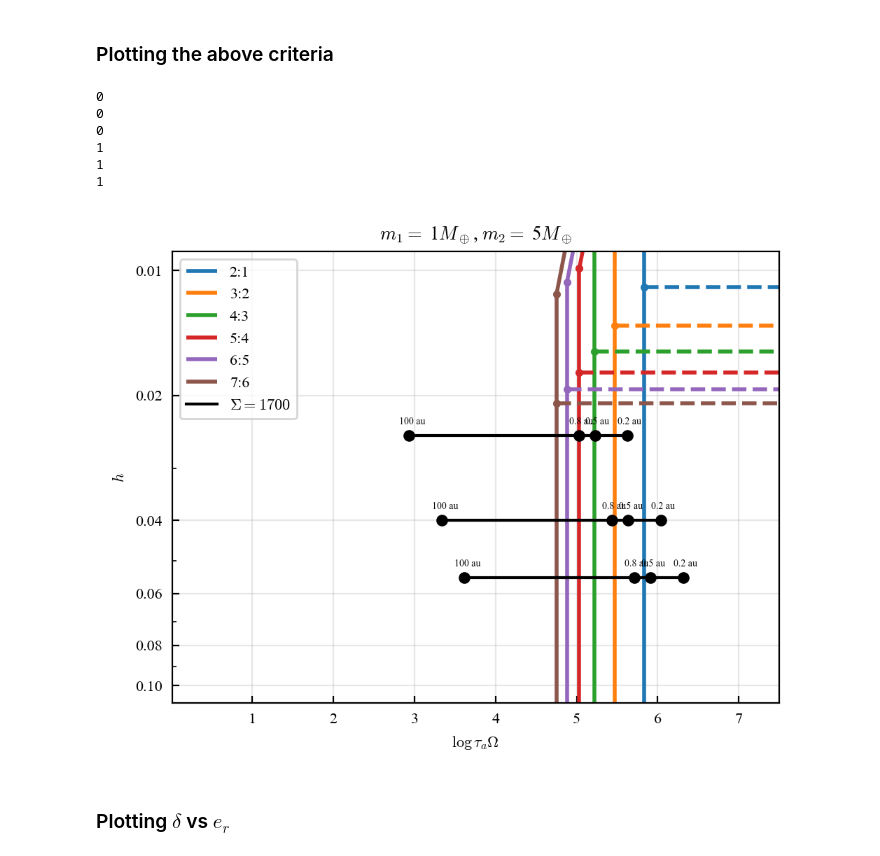
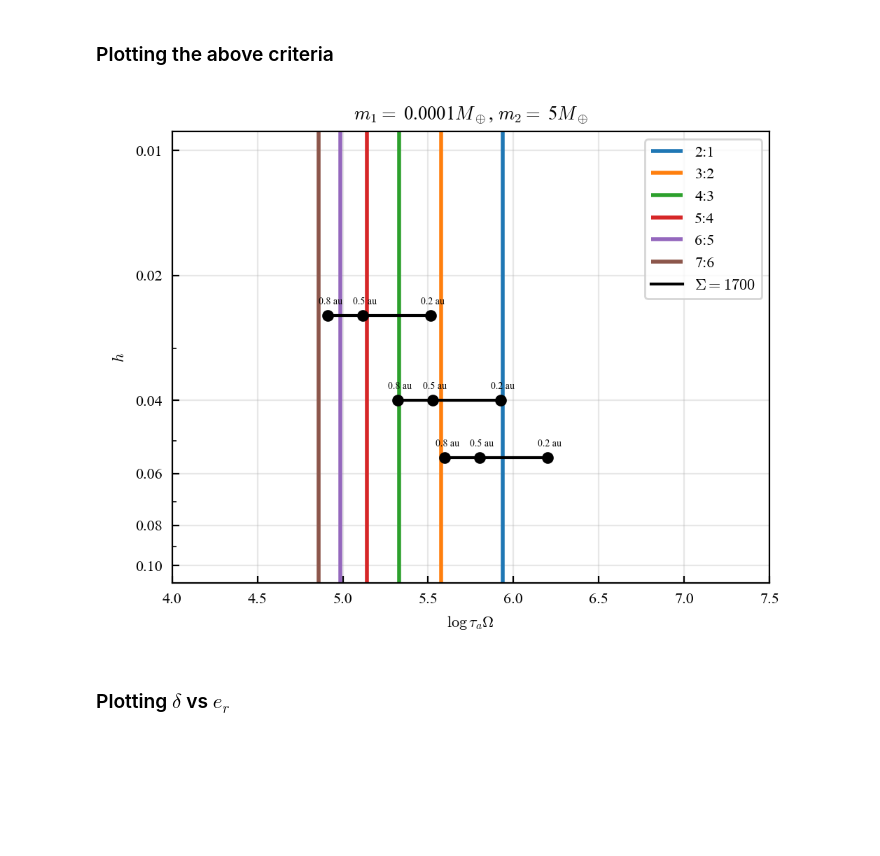
Before and after one commit to dchen10Git/uh-ifa-reu-2026, a Jupyter notebook: overstability.ipynb, the cells around one changed output. Cells and saved outputs as stored; diff of their text form; code cells hidden in the pictures; blank space fills up the shorter version.

```diff
--- a/overstability.ipynb
+++ b/overstability.ipynb
@@ -120,11 +120,11 @@ r_earth = u.earthRad.to(u.AU)
 m_earth = u.Mearth.to(u.Msun)
 r_sun = u.Rsun.to(u.AU)
 # %%
-m1 = 1 * m_earth
+m1 = 1e-4 * m_earth
 m2 = 5 * m_earth
 m_star = 1
 s = 1
-x_min, x_max = 0.01, 7.5
+x_min, x_max = 4, 7.5
 y_min, y_max = 0.009, 0.11
 # %%
 fig, ax = plt.subplots(figsize=(5,4))
@@ -199,7 +199,7 @@ for k in range(2,8):
               color=color, lw=2, label=rf"{k}:{k-1}")
 
 # Add evolution track for a given Sigma0 and h0
-def plot_disk_track(ax, Sigma_1au, h_1au, k, m1, m2, a_values=(0.2, 0.5, 0.8, 100), color="k", marker="o", ms=5, lw=1.5, label=None):
+def plot_disk_track(ax, Sigma_1au, h_1au, k, m1, m2, a_values=(0.2, 0.5, 0.8), color="k", marker="o", ms=5, lw=1.5, label=None):
     """Plot the location of a disk model in (log10(tau_a Omega1), h) for several semimajor axes."""
 
     parameters = {
@@ -242,40 +242,34 @@ def plot_disk_track(ax, Sigma_1au, h_1au, k, m1, m2, a_values=(0.2, 0.5, 0.8, 10
 k = 3
 # plot_disk_track(ax, Sigma_1au=500, h_1au=0.06, k=k, m1=m1, m2=m2, color="b", label=r"$\Sigma=500$")
 # plot_disk_track(ax, Sigma_1au=500, h_1au=0.045, k=k, m1=m1, m2=m2, color="b")
 # plot_disk_track(ax, Sigma_1au=500, h_1au=0.03, k=k, m1=m1, m2=m2, color="b")
 
 plot_disk_track(ax, Sigma_1au=1700, h_1au=0.055, k=k, m1=m1, m2=m2, color="k", label=r"$\Sigma=1700$")
 plot_disk_track(ax, Sigma_1au=1700, h_1au=0.04, k=k, m1=m1, m2=m2, color="k")
 plot_disk_track(ax, Sigma_1au=1700, h_1au=0.025, k=k, m1=m1, m2=m2, color="k")
 
 # plot_disk_track(ax, Sigma_1au=5000, h_1au=0.05, k=k, m1=m1, m2=m2, color="r", label=r"$\Sigma=5000$")
 # plot_disk_track(ax, Sigma_1au=5000, h_1au=0.035, k=k, m1=m1, m2=m2, color="r")
 # plot_disk_track(ax, Sigma_1au=5000, h_1au=0.02, k=k, m1=m1, m2=m2, color="r")
 
 ax.set_xlabel(r"$\log \tau_a \Omega$")
 ax.set_ylabel(r"$h$")
 ax.set_xlim(x_min, x_max)
 ax.set_ylim(y_min, y_max)
 ax.set_yscale("log")
 ax.set_yticks([0.01,0.02,0.04,0.06,0.08,0.10])
 ax.set_yticklabels(['0.01','0.02','0.04','0.06','0.08','0.10'])
 ax.yaxis.set_inverted(True)
 ax.set_title(rf"$m_1 =$ {m1/m_earth:.2g}$M_\oplus$, $m_2 =$ {m2/m_earth:.2g}$M_\oplus$")
 ax.legend()
 ax.grid(True, alpha=0.3)
 
 plt.tight_layout()
 plt.show()
 
 %matplotlib widget
 # %% [output]
-0
-0
-0
-1
-1
-1
-[figure, old version]
+[figure, new version]
 # %% [markdown]
 ### Plotting $\delta$ vs $e_r$
 # %% [markdown]
```
Also changed, not shown: 6 other files.
